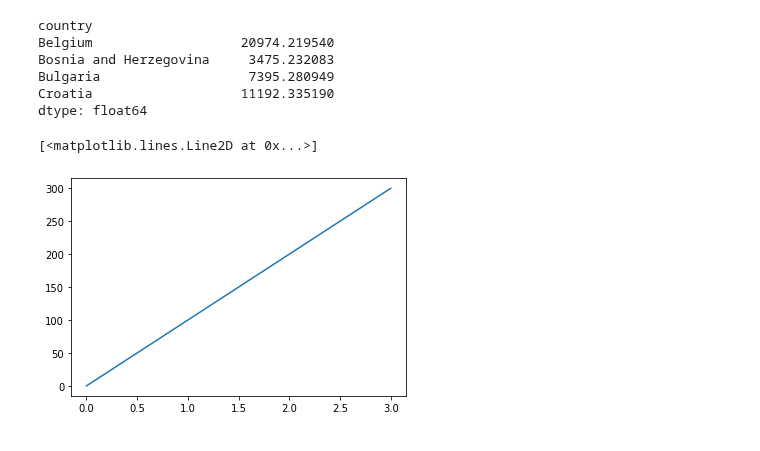
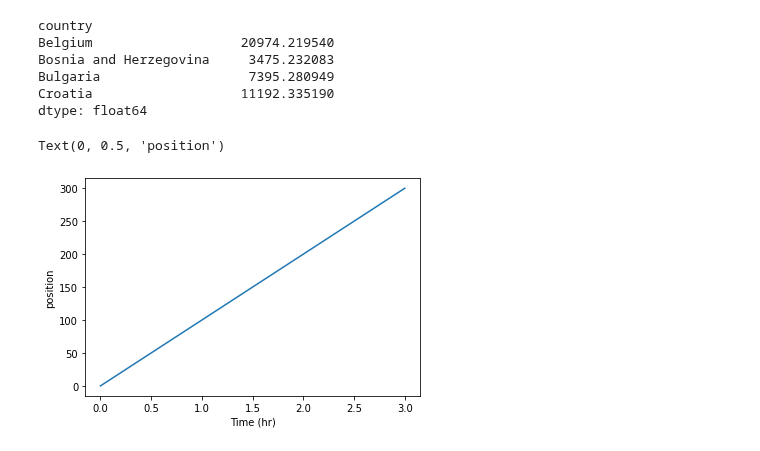
Before and after one commit to ubvu/2024-06-04-python, a Jupyter notebook: notebooks/Analyzing_Data.ipynb, the cells around one changed output. Drawn from its saved outputs; the diff is of its cells as text; code cells hidden in the pictures.

```diff
--- a/notebooks/Analyzing_Data.ipynb
+++ b/notebooks/Analyzing_Data.ipynb
@@ -207,9 +207,10 @@ import matplotlib.pyplot as plt
 # %%
 time = [0,1,2,3]
 position = [0, 100, 200, 300]
 
 plt.plot(time, position)
-plt.xla
+plt.xlabel("Time (hr)")
+plt.ylabel("position")
 # %% [output]
-[<matplotlib.lines.Line2D at 0x...>]
+Text(0, 0.5, 'position')
-[figure, old version]
+[figure, new version]
```
Also changed, not shown: parts of 1 cell of this notebook.
